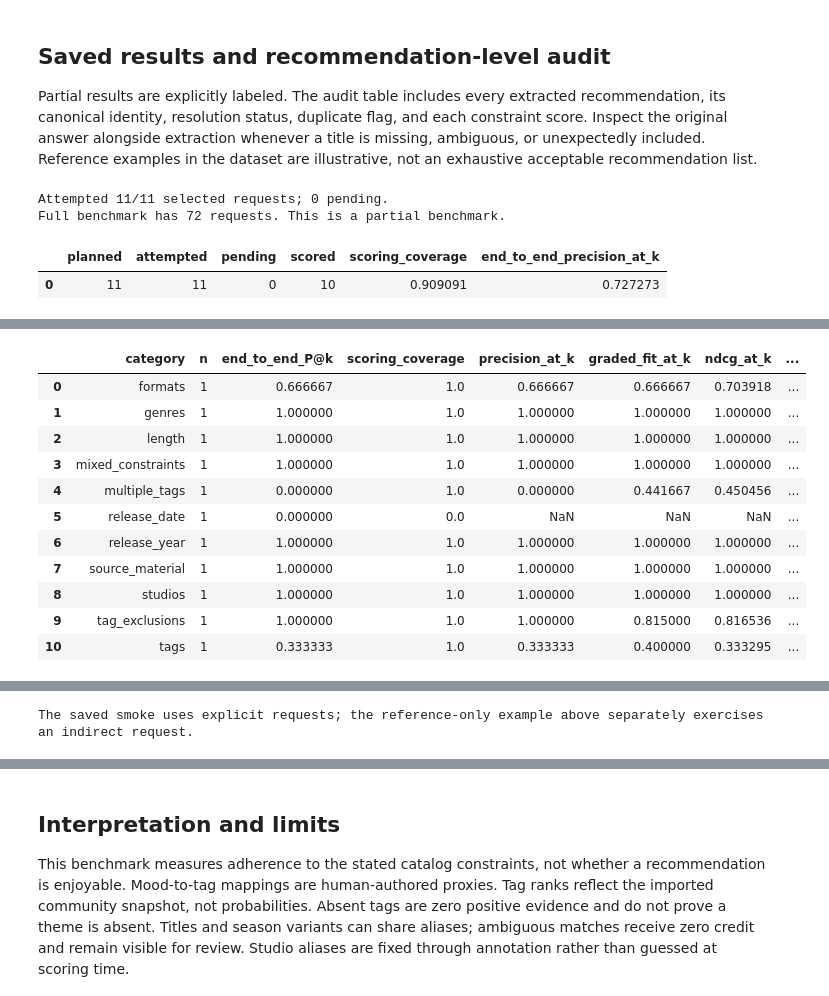
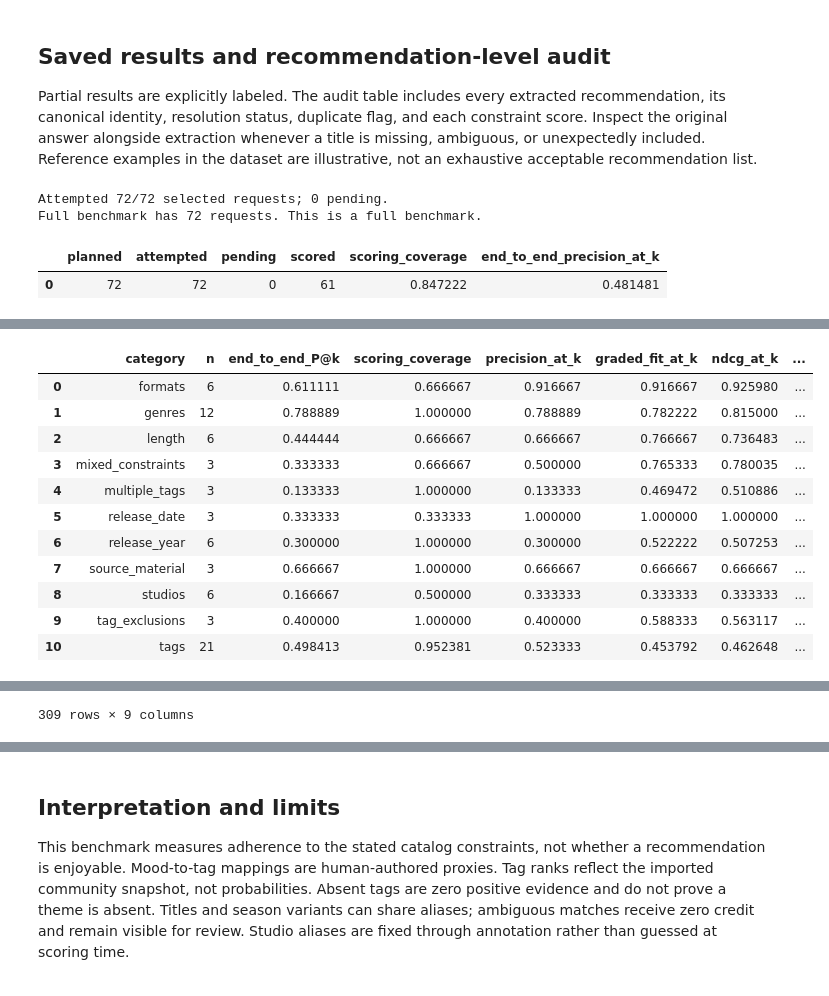
Before and after one commit to gedarafi/rag-in-production, a Jupyter notebook: notebook/recommendation_evaluation.ipynb, the cells around one changed output, grey strips where cells are left out. Saved outputs shown, nothing was run; the diff lists cells and outputs as text; code cells hidden in the pictures.

```diff
--- a/notebook/recommendation_evaluation.ipynb
+++ b/notebook/recommendation_evaluation.ipynb
@@ -216,13 +223,13 @@ It preserves duplicates and order. Failed JSON validation is retried once; uncer
 extraction is marked for review. LLM extraction cannot guarantee error-free parsing.
 # %%
 RUN_LIVE = False
-MODE = 'smoke'                  # 'full' for all 72 questions
-RUN_NAME = 'smoke_semantic_reviewed'  # change for a new experiment
+MODE = 'full'                   # all 72 questions; no smoke subset in this notebook
+RUN_NAME = 'full_real_v2'        # full real responses, rescored against the current reference/policy
 EXTRACTOR_MODEL = None          # e.g. a separately installed stronger Ollama model
 MAX_NEW_QUESTIONS = None        # 0 loads checkpoints only; None continues remaining requests
 
-if MODE not in {'smoke', 'full'}:
-    raise ValueError('MODE must be smoke or full')
+if MODE != 'full':
+    raise ValueError('This notebook evaluates the full 72-request benchmark.')
 if not RUN_NAME or Path(RUN_NAME).name != RUN_NAME or RUN_NAME in {'.', '..'}:
     raise ValueError('RUN_NAME must be a single directory name')
 OUTPUT = DATA / 'results' / RUN_NAME
@@ -269,6 +276,9 @@ are illustrative, not an exhaustive acceptable recommendation list.
 # %%
 rows = []
 if (OUTPUT / 'answers.json').is_file():
+    saved_manifest = json.loads((OUTPUT / 'manifest.json').read_text(encoding='utf-8'))
+    if saved_manifest['mode'] != 'full' or saved_manifest['question_ids'] != [q['question_id'] for q in questions]:
+        raise ValueError('Select a real full-benchmark run; subset results are not accepted here.')
     report = json.loads((OUTPUT / 'metrics.json').read_text(encoding='utf-8'))
     rows = json.loads((OUTPUT / 'answers.json').read_text(encoding='utf-8'))
     overall = report['overall']
@@ -283,7 +293,6 @@ if (OUTPUT / 'answers.json').is_file():
                               'end_to_end_P@k': summary['end_to_end_precision_at_k'],
                               'scoring_coverage': summary['scoring_coverage'], **summary['scored_macro']})
     display(pd.DataFrame(summaries))
-    print('The saved smoke uses explicit requests; the reference-only example above separately exercises an indirect request.')
     audit = [{**d, 'question_id': r['question_id']} for r in rows for d in r['recommendations']]
     if audit:
         display(pd.DataFrame(audit)[['question_id', 'rank', 'extracted_title', 'canonical_title',
@@ -300,8 +309,8 @@ if (OUTPUT / 'answers.json').is_file():
 else:
     print('No saved run yet. Dataset coverage is available above; model scores require RUN_LIVE = True.')
 # %% [output]
-Attempted 11/11 selected requests; 0 pending.
-Full benchmark has 72 requests. This is a partial benchmark.
+Attempted 72/72 selected requests; 0 pending.
+Full benchmark has 72 requests. This is a full benchmark.
 |  | planned | attempted | pending | scored | scoring_coverage | end_to_end_precision_at_k |
-| 0 | 11 | 11 | 0 | 10 | 0.909091 | 0.727273 |
+| 0 | 72 | 72 | 0 | 61 | 0.847222 | 0.481481 |
 |  | precision_at_k | graded_fit_at_k | ndcg_at_k | constraint_coverage | count_compliance | resolution_rate | ... |
@@ -309,12 +318,12 @@ Full benchmark has 72 requests. This is a partial benchmark.
 |  | category | n | end_to_end_P@k | scoring_coverage | precision_at_k | graded_fit_at_k | ndcg_at_k | ... |
-| 0 | formats | 1 | 0.666667 | 1.0 | 0.666667 | 0.666667 | 0.703918 | ... |
-| 1 | genres | 1 | 1.000000 | 1.0 | 1.000000 | 1.000000 | 1.000000 | ... |
-| 2 | length | 1 | 1.000000 | 1.0 | 1.000000 | 1.000000 | 1.000000 | ... |
-| 3 | mixed_constraints | 1 | 1.000000 | 1.0 | 1.000000 | 1.000000 | 1.000000 | ... |
-| 4 | multiple_tags | 1 | 0.000000 | 1.0 | 0.000000 | 0.441667 | 0.450456 | ... |
-| 5 | release_date | 1 | 0.000000 | 0.0 | NaN | NaN | NaN | ... |
-| 6 | release_year | 1 | 1.000000 | 1.0 | 1.000000 | 1.000000 | 1.000000 | ... |
-| 7 | source_material | 1 | 1.000000 | 1.0 | 1.000000 | 1.000000 | 1.000000 | ... |
-| 8 | studios | 1 | 1.000000 | 1.0 | 1.000000 | 1.000000 | 1.000000 | ... |
-| 9 | tag_exclusions | 1 | 1.000000 | 1.0 | 1.000000 | 0.815000 | 0.816536 | ... |
-| 10 | tags | 1 | 0.333333 | 1.0 | 0.333333 | 0.400000 | 0.333295 | ... |
+| 0 | formats | 6 | 0.611111 | 0.666667 | 0.916667 | 0.916667 | 0.925980 | ... |
+| 1 | genres | 12 | 0.788889 | 1.000000 | 0.788889 | 0.782222 | 0.815000 | ... |
+| 2 | length | 6 | 0.444444 | 0.666667 | 0.666667 | 0.766667 | 0.736483 | ... |
+| 3 | mixed_constraints | 3 | 0.333333 | 0.666667 | 0.500000 | 0.765333 | 0.780035 | ... |
+| 4 | multiple_tags | 3 | 0.133333 | 1.000000 | 0.133333 | 0.469472 | 0.510886 | ... |
+| 5 | release_date | 3 | 0.333333 | 0.333333 | 1.000000 | 1.000000 | 1.000000 | ... |
+| 6 | release_year | 6 | 0.300000 | 1.000000 | 0.300000 | 0.522222 | 0.507253 | ... |
+| 7 | source_material | 3 | 0.666667 | 1.000000 | 0.666667 | 0.666667 | 0.666667 | ... |
+| 8 | studios | 6 | 0.166667 | 0.500000 | 0.333333 | 0.333333 | 0.333333 | ... |
+| 9 | tag_exclusions | 3 | 0.400000 | 1.000000 | 0.400000 | 0.588333 | 0.563117 | ... |
+| 10 | tags | 21 | 0.498413 | 0.952381 | 0.523333 | 0.453792 | 0.462648 | ... |
@@ -321 +342 @@ Full benchmark has 72 requests. This is a partial benchmark.
-The saved smoke uses explicit requests; the reference-only example above separately exercises an indirect request.
+309 rows × 9 columns
```
Also changed, not shown: parts of 9 cells of this notebook, 7 other files.
